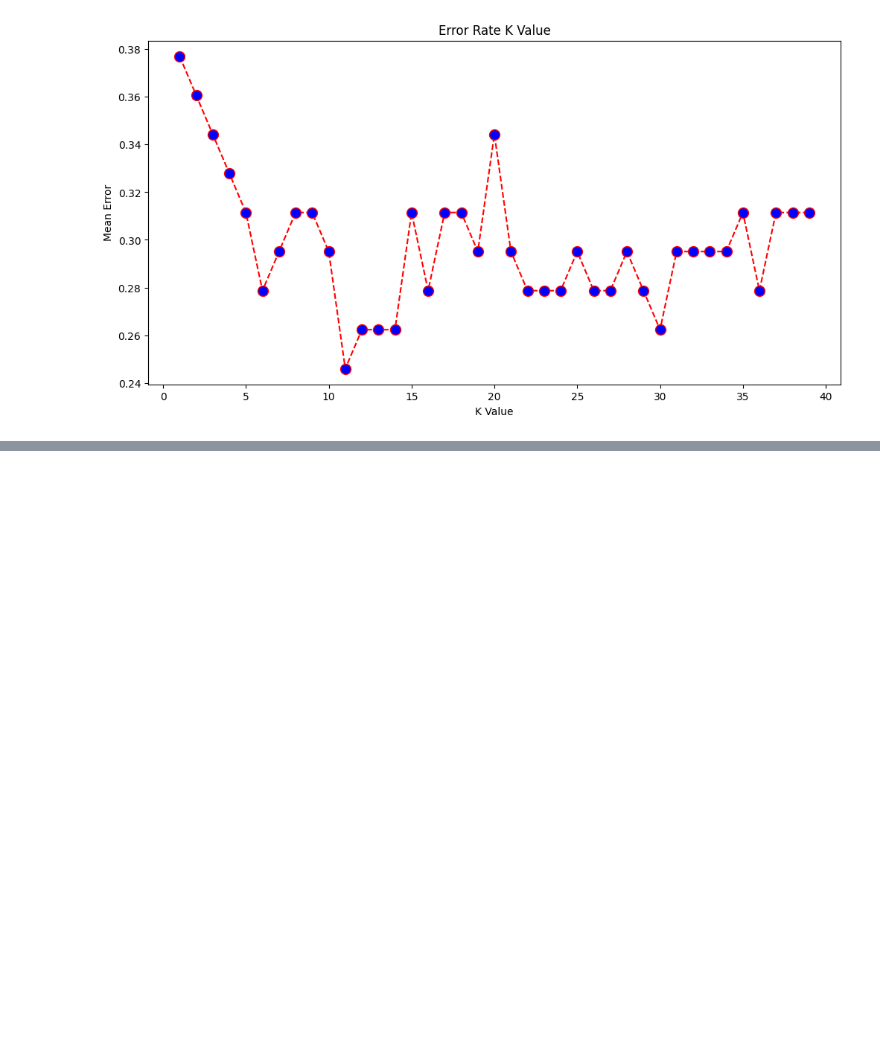
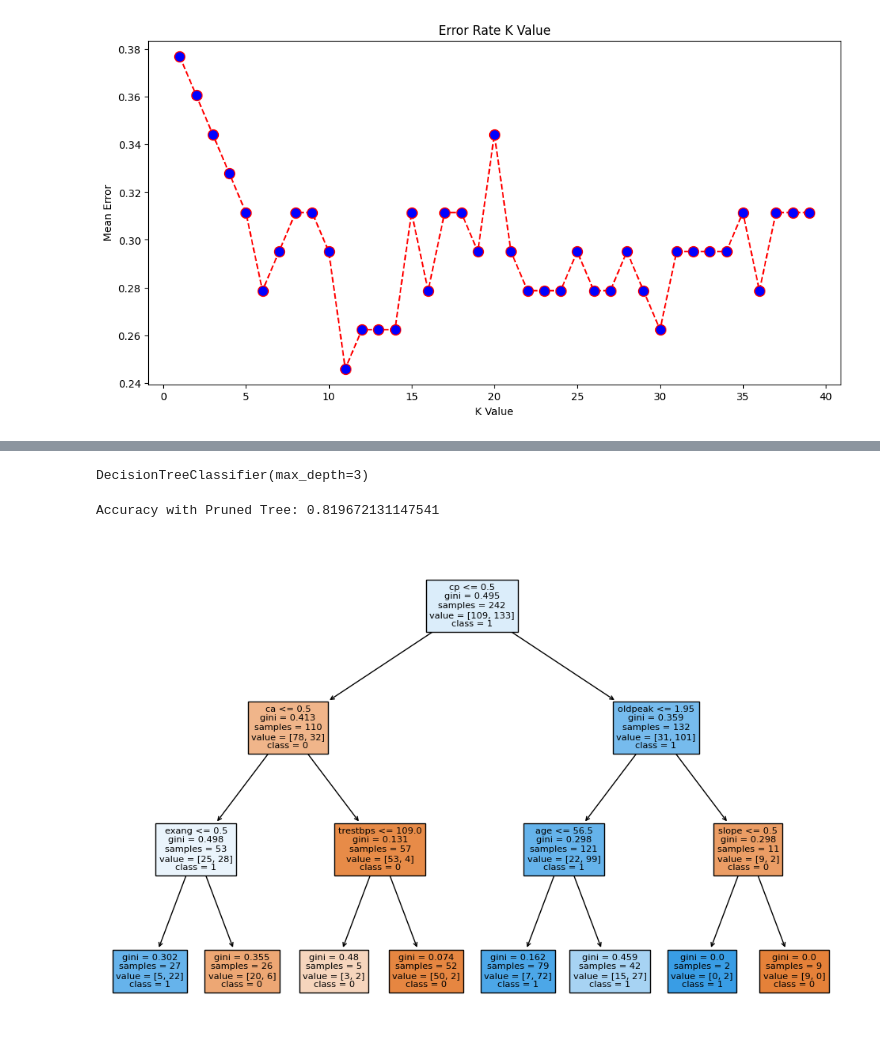
Before and after one commit to muhammadhasanfahim/Data_Mining_LAB, a Jupyter notebook: lab-05.ipynb, the cells around one changed output, grey strips where cells are left out. Drawn from its saved outputs; the diff is of its cells as text; code cells hidden in the pictures; blank space fills up the shorter version.

```diff
--- a/lab-05.ipynb
+++ b/lab-05.ipynb
@@ -100,0 +131,11 @@ Text(0, 0.5, 'Mean Error')
+# %%
+# Separate the target variable and features
+X = df.drop('target', axis=1)
+y = df['target']
+# %%
+X_train, X_test, y_train, y_test = train_test_split(X, y, test_size=0.2, random_state=42)
+# %%
+pruned_tree = DecisionTreeClassifier(max_depth=3)  # Set the max depth for pruning
+pruned_tree.fit(X_train, y_train)
+# %% [output]
+DecisionTreeClassifier(max_depth=3)
@@ -100,0 +144,14 @@ Text(0, 0.5, 'Mean Error')
+# %%
+accuracy = accuracy_score(y_test, y_pred)
+print(f"Accuracy with Pruned Tree: {accuracy}")
+# %% [output]
+Accuracy with Pruned Tree: 0.819672131147541
+# %%
+from sklearn.tree import plot_tree
+import matplotlib.pyplot as plt
+
+plt.figure(figsize=(12, 8))
+plot_tree(pruned_tree, filled=True, feature_names=X.columns, class_names=list(map(str, pruned_tree.classes_)))
+plt.show()
+# %% [output]
+[figure, added]
```
Also changed, not shown: parts of 12 cells of this notebook.
